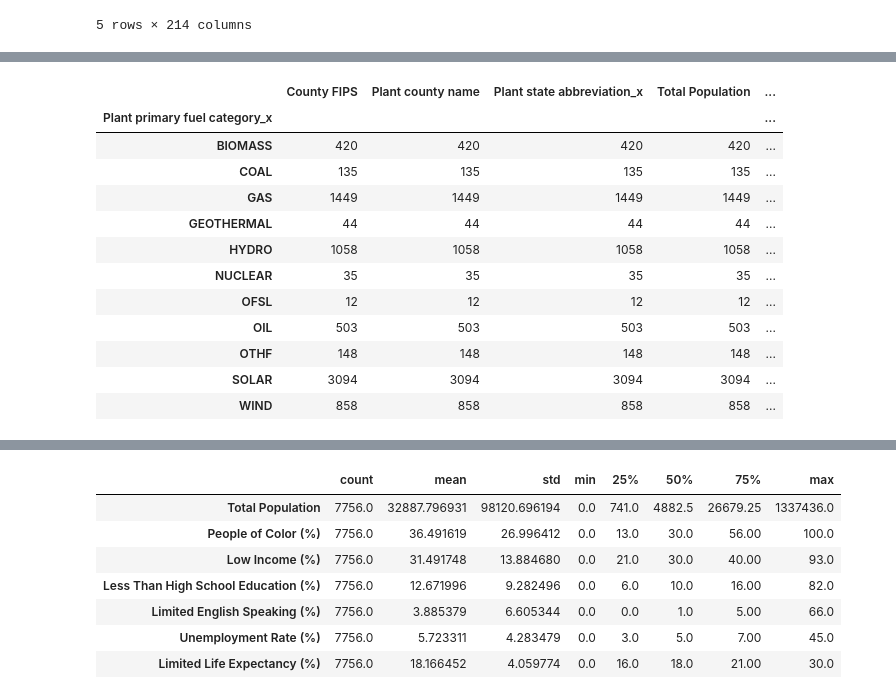
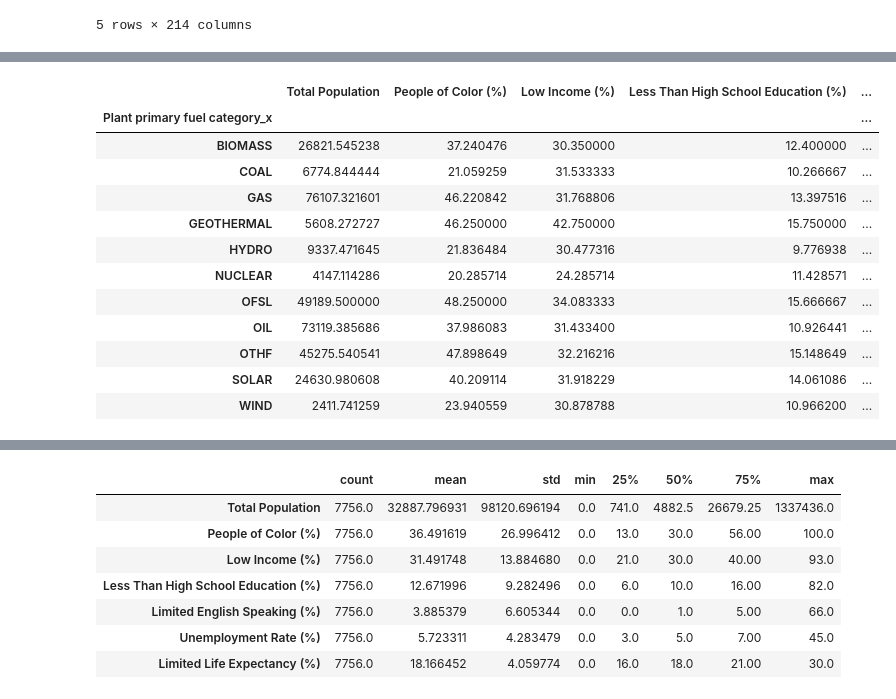
Before and after one commit to reilyfairchild/Data102_Final_Project, a Jupyter notebook: dataset_3_EDA.ipynb, the cells around one changed output, grey strips where cells are left out. Drawn from its saved outputs; the diff is of its cells as text; code cells hidden in the pictures.

Commit message:
cleaned eda

```diff
--- a/dataset_3_EDA.ipynb
+++ b/dataset_3_EDA.ipynb
@@ -121,0 +87,25 @@ Length: 214, dtype: int64
+# %%
+#Extract county FIPS from egrid data
+#relevant_columns = ['Plant primary fuel category_x', 'Plant annual net generation (MWh)', 'Total Population', 'People of Color (%)', 'Low Income (%)', 'Less Than High School Education (%)', 'Limited English Speaking (%)', 'Unemployment Rate (%)', 'Limited Life Expectancy (%)', 'Demographic Index', "National Percentile of Over Age 64"]
+egrid_dropped = egrid_joined.dropna(subset=['Plant FIPS state code', 'Plant FIPS county code','Plant state abbreviation_x','Plant county name','Total Population', 'People of Color (%)', 'Low Income (%)', 'Less Than High School Education (%)', 'Limited English Speaking (%)', 'Unemployment Rate (%)', 'Limited Life Expectancy (%)', 'Under Age 5 (%)', 'Over Age 64 (%)'])
+#egrid_dropped['Plant FIPS state code str'] = egrid_dropped['Plant FIPS state code'].astype(int).astype(str)
+egrid_dropped['Plant FIPS state code'] = pd.to_numeric(egrid_dropped['Plant FIPS state code'], errors='coerce')
+egrid_dropped['Plant FIPS state code'] = egrid_dropped['Plant FIPS state code'].astype(int).astype(str).str.zfill(2)
+egrid_dropped['Plant FIPS county code'] = pd.to_numeric(egrid_dropped['Plant FIPS county code'], errors='coerce')
+egrid_dropped['Plant FIPS county code'] = egrid_dropped['Plant FIPS county code'].astype(int).astype(str).str.zfill(3)  #county, state codes sometimes int or decimal
+egrid_dropped['County FIPS'] = egrid_dropped['Plant FIPS state code'] + egrid_dropped['Plant FIPS county code']
+egrid_dropped['has_plant'] = 1
+egrid_dropped['Plant state abbreviation'] = egrid_dropped['Plant state abbreviation_x']
+columns_select = ['County FIPS', 'Plant county name', 'Plant state abbreviation', 'has_plant', 'Total Population', 'People of Color (%)', 'Low Income (%)', 'Less Than High School Education (%)', 'Limited English Speaking (%)', 'Unemployment Rate (%)', 'Limited Life Expectancy (%)', "Plant primary fuel category_x", "Plant annual net generation (MWh)"]
+
+egridf = egrid_dropped[columns_select] #egrid final
+clean_me = ['Total Population', 'People of Color (%)', 'Low Income (%)', 'Less Than High School Education (%)', 'Limited English Speaking (%)', 'Unemployment Rate (%)', 'Limited Life Expectancy (%)']
+
+for col in clean_me:
+    cleaned = egrid_dropped[col].astype(str).str.replace(r'[,\(\)]', '', regex=True)
+    egridf[col] = pd.to_numeric(cleaned, errors='coerce')
+    egridf = egridf.dropna()
+    egridf[col] = egridf[col].astype(int)
+
+egridf.dropna()
+egridf.shape
@@ -242,16 +219,17 @@ ax;
 # %%
-egridf.groupby("Plant primary fuel category_x").count()
+fuel_type = egridf.groupby("Plant primary fuel category_x").mean(numeric_only = True)
+fuel_type
 # %% [output]
-|  | County FIPS | Plant county name | Plant state abbreviation_x | Total Population | ... |
+|  | Total Population | People of Color (%) | Low Income (%) | Less Than High School Education (%) | ... |
 | Plant primary fuel category_x |  |  |  |  | ... |
-| BIOMASS | 420 | 420 | 420 | 420 | ... |
-| COAL | 135 | 135 | 135 | 135 | ... |
-| GAS | 1449 | 1449 | 1449 | 1449 | ... |
-| GEOTHERMAL | 44 | 44 | 44 | 44 | ... |
-| HYDRO | 1058 | 1058 | 1058 | 1058 | ... |
-| NUCLEAR | 35 | 35 | 35 | 35 | ... |
-| OFSL | 12 | 12 | 12 | 12 | ... |
-| OIL | 503 | 503 | 503 | 503 | ... |
-| OTHF | 148 | 148 | 148 | 148 | ... |
-| SOLAR | 3094 | 3094 | 3094 | 3094 | ... |
-| WIND | 858 | 858 | 858 | 858 | ... |
+| BIOMASS | 26821.545238 | 37.240476 | 30.350000 | 12.400000 | ... |
+| COAL | 6774.844444 | 21.059259 | 31.533333 | 10.266667 | ... |
+| GAS | 76107.321601 | 46.220842 | 31.768806 | 13.397516 | ... |
+| GEOTHERMAL | 5608.272727 | 46.250000 | 42.750000 | 15.750000 | ... |
+| HYDRO | 9337.471645 | 21.836484 | 30.477316 | 9.776938 | ... |
+| NUCLEAR | 4147.114286 | 20.285714 | 24.285714 | 11.428571 | ... |
+| OFSL | 49189.500000 | 48.250000 | 34.083333 | 15.666667 | ... |
+| OIL | 73119.385686 | 37.986083 | 31.433400 | 10.926441 | ... |
+| OTHF | 45275.540541 | 47.898649 | 32.216216 | 15.148649 | ... |
+| SOLAR | 24630.980608 | 40.209114 | 31.918229 | 14.061086 | ... |
+| WIND | 2411.741259 | 23.940559 | 30.878788 | 10.966200 | ... |
```
Also changed, not shown: parts of 39 cells of this notebook, 2 other files.
